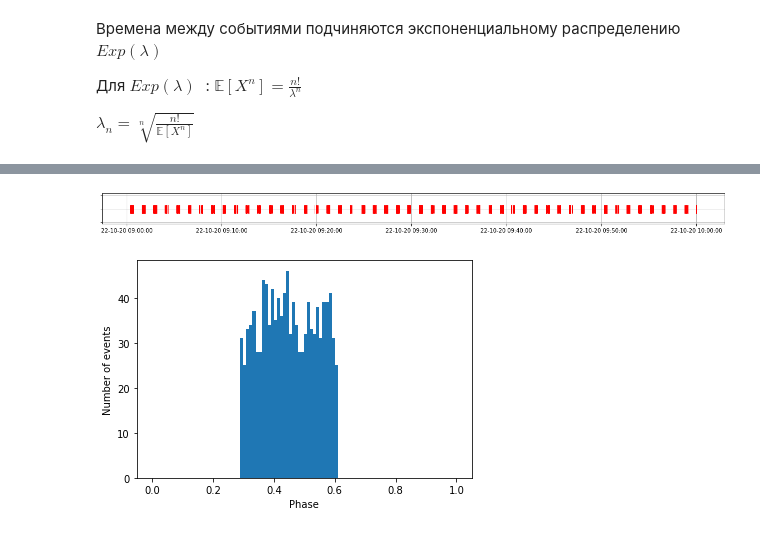
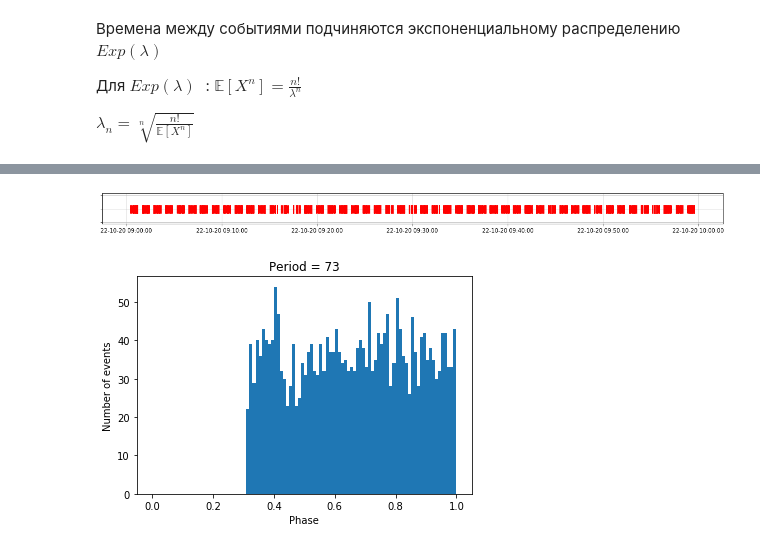
Before and after one commit to maksatsat/xraybursters, a Jupyter notebook: events.ipynb, the cells around one changed output, grey strips where cells are left out. Cells and saved outputs as stored; diff of their text form; code cells hidden in the pictures.

```diff
--- a/events.ipynb
+++ b/events.ipynb
@@ -13,4 +13,14 @@ def plot(events):
     plt.grid()
 #     plt.savefig("example1.png", bbox_inches='tight')
     plt.show()
+# %%
+def sin_signal(t, period1, period2, phase=0, m=0.3):
+    period = period1 + period2
+    return 1-m*(1-np.sin(2*np.pi*t/period+phase))
+
+def pulse_wave(t, period1, period2, phase=0):
+    return (t-phase)%(period1+period2)>period1
+
+def one(t, *args):
+    return 1
 # %%
@@ -58,14 +80,15 @@ display(HTML(tabulate.tabulate(table, tablefmt='html')))
 # %%
-a = Events(1, [['2020-10-22 09:00:00.000000','2020-10-22 10:00:00.000000']], 23, 50)
+a = Events(1, [['2020-10-22 09:00:00.000000','2020-10-22 10:00:00.000000']], pulse_wave, 23, 50)
 plot(a.events)
 evnts = np.array(a.events_in_seconds)
 # %% [output]
-[figure, old version]
+[figure, new version]
 # %%
 period = 73
 n, bins, patches = plt.hist(evnts%period/period, 100, range=(0,1))
 plt.xlabel('Phase')
 plt.ylabel('Number of events')
+plt.title('Period = ' + str(period))
 plt.show()
 # %% [output]
-[figure, old version]
+[figure, new version]
```
Also changed, not shown: parts of 12 cells of this notebook, 2 other files.
